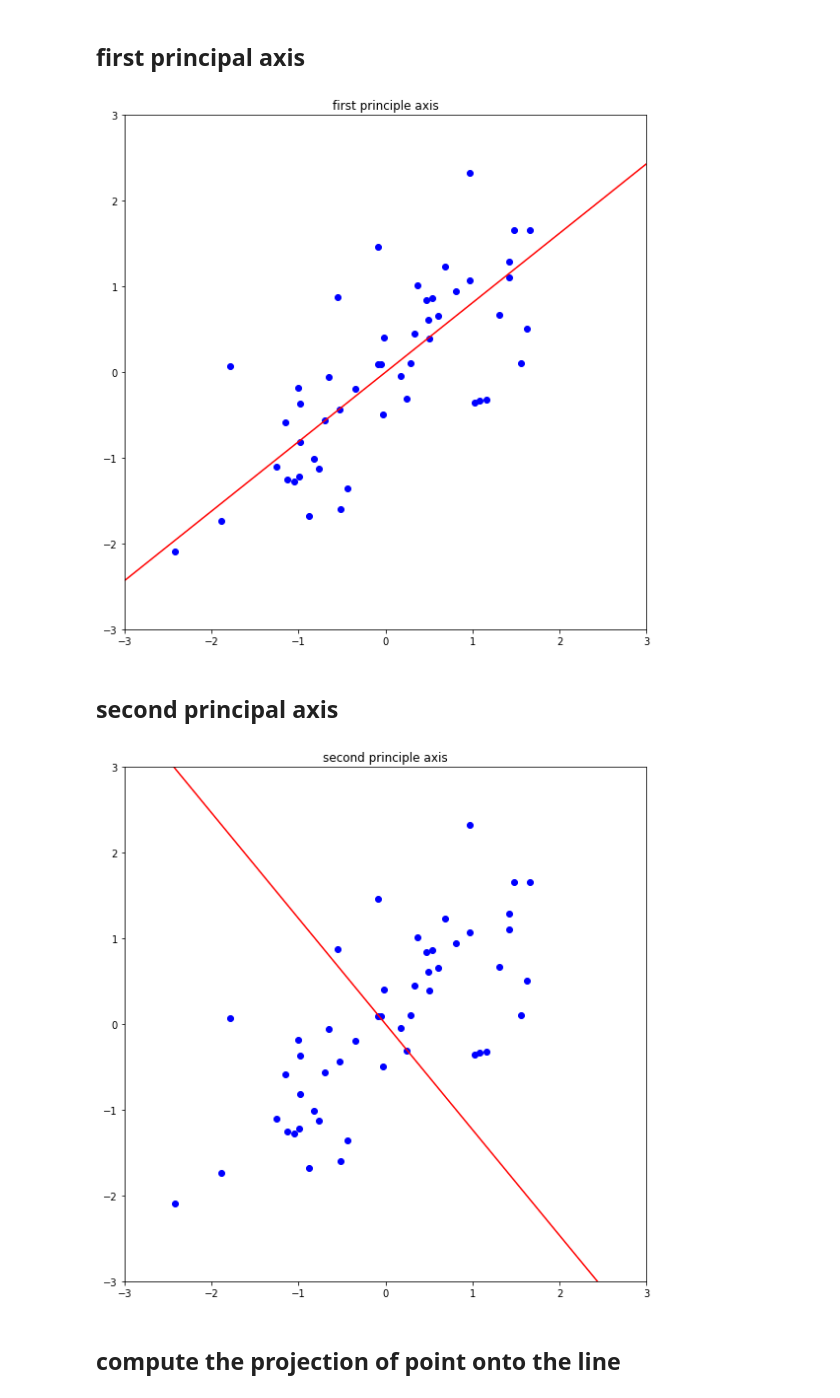
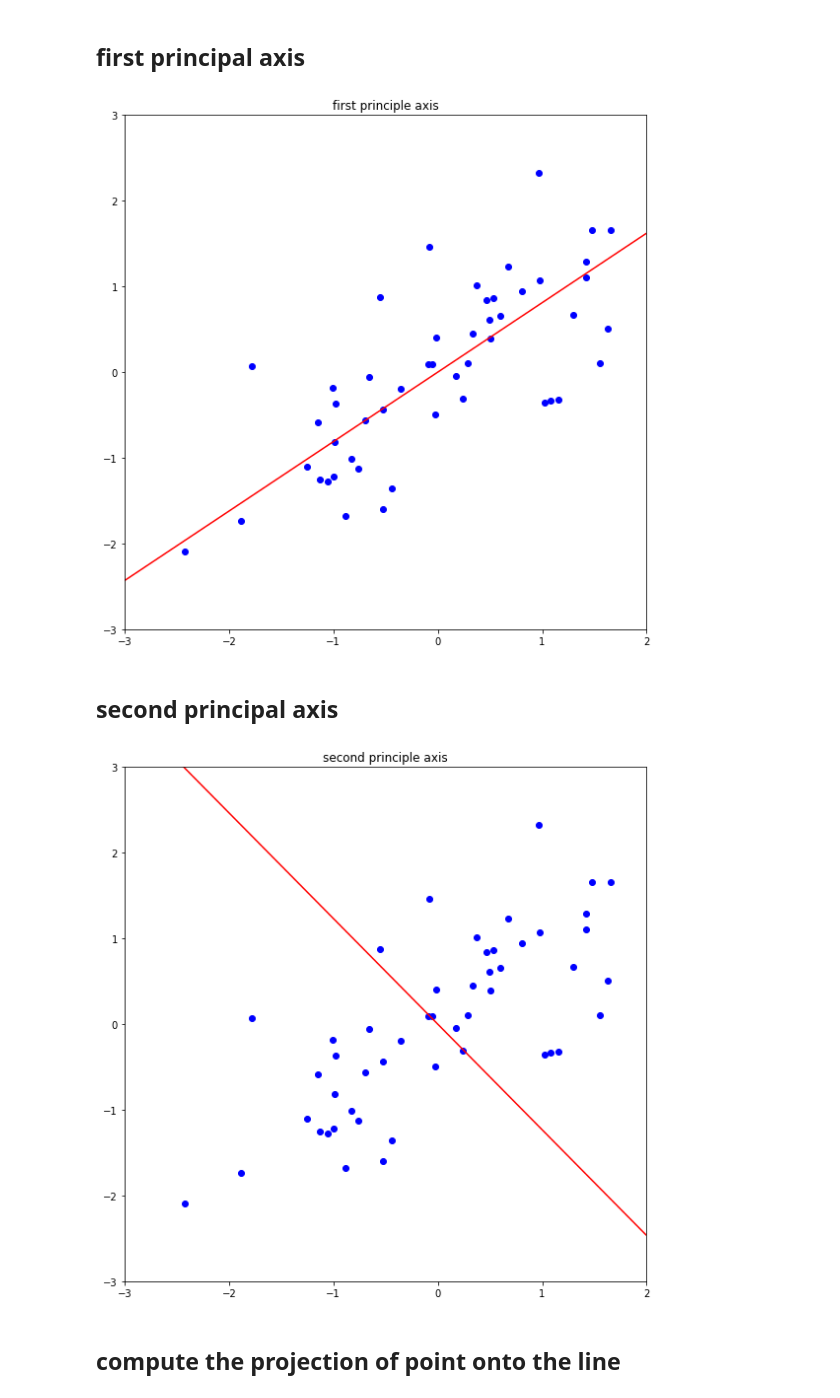
Before and after one commit to YJbonobono/assignment-machine-learning, a Jupyter notebook: 12/assignment_12_new.ipynb, the cells around one changed output. Saved outputs shown, nothing was run; the diff lists cells and outputs as text; code cells hidden in the pictures.

```diff
--- a/12/assignment_12_new.ipynb
+++ b/12/assignment_12_new.ipynb
@@ -120,37 +120,41 @@ print(U)
 # %% [markdown]
 ## first principal axis
 # %%
-plt.figure(figsize=(8,8))
-plt.title('first principle axis')
-# ===================================================
-plt.scatter(x, y, color='blue')
-a = eigvec1[1]/eigvec1[0]
-xx = np.arange(-4, 4, 0.01)
-plt.plot(xx, a*xx, linestyle='-', color = 'red')
-plt.xlim(-3, 3)
-plt.ylim(-3, 3)
-# ===================================================
-plt.tight_layout()
-plt.show()
+def plot_first(x, y):
+    plt.figure(figsize=(8,8))
+    plt.title('first principle axis')
+    # ===================================================
+    plt.scatter(x, y, color='blue')
+    a = eigvec1[1]/eigvec1[0]
+    xx = np.arange(-4, 4, 0.01)
+    plt.plot(xx, a*xx, linestyle='-', color = 'red')
+    plt.xlim(-3, 2)
+    plt.ylim(-3, 3)
+    # ===================================================
+    plt.tight_layout()
+    plt.show()
+plot_first(x, y)
 # %% [output]
-[figure, old version]
+[figure, new version]
 # %% [markdown]
 ## second principal axis
 # %%
-plt.figure(figsize=(8,8))
-plt.title('second principle axis')
-# ===================================================
-plt.scatter(x, y, color='blue')
-a = eigvec2[1]/eigvec2[0]
-xx = np.arange(-4, 4, 0.01)
-plt.plot(xx, a*xx, linestyle='-', color = 'red')
-plt.xlim(-3, 3)
-plt.ylim(-3, 3)
-# ===================================================
-plt.tight_layout()
-plt.show()
+def plot_second(x, y):
+    plt.figure(figsize=(8,8))
+    plt.title('second principle axis')
+    # ===================================================
+    plt.scatter(x, y, color='blue')
+    a = eigvec2[1]/eigvec2[0]
+    xx = np.arange(-4, 4, 0.01)
+    plt.plot(xx, a*xx, linestyle='-', color = 'red')
+    plt.xlim(-3, 2)
+    plt.ylim(-3, 3)
+    # ===================================================
+    plt.tight_layout()
+    plt.show()
+plot_second(x, y)
 # %% [output]
-[figure, old version]
+[figure, new version]
 # %% [markdown]
 ## compute the projection of point onto the line
 # %%
```
Also changed, not shown: parts of 5 cells of this notebook.
